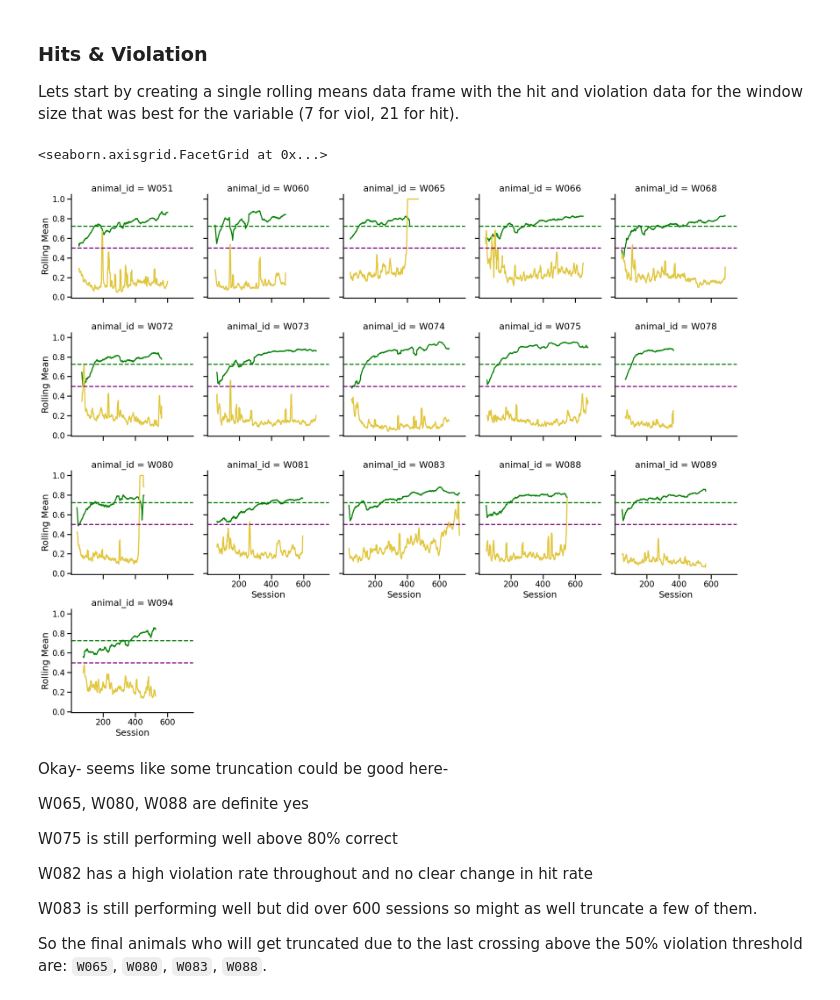
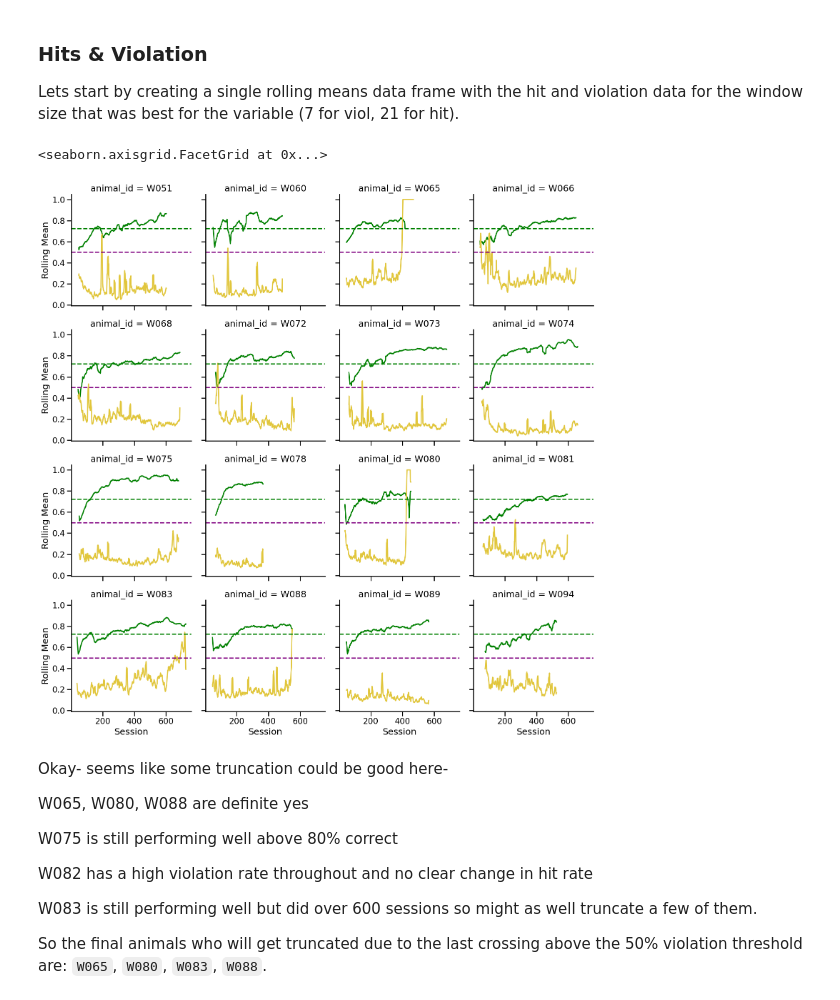
Before and after one commit to jess-breda/violations-multinomial, a Jupyter notebook: notebooks/thesis/figSM3_create_trained_threshold_df.ipynb, the cells around one changed output. Saved outputs shown, nothing was run; the diff lists cells and outputs as text; code cells hidden in the pictures.

```diff
--- a/notebooks/thesis/figSM3_create_trained_threshold_df.ipynb
+++ b/notebooks/thesis/figSM3_create_trained_threshold_df.ipynb
@@ -327,24 +330,24 @@ hit_viol_rolling_means = pd.merge(
 # %%
 g = sns.FacetGrid(
     data=hit_viol_rolling_means.query("training_stage > 3"),
     col="animal_id",
-    col_wrap=5,
+    col_wrap=4,
     height=4,
     sharex=True,
 )
 g.map(sns.lineplot, "session", "rolling_mean_hit", color=c.HIT_COLOR)
 g.map(sns.lineplot, "session", "rolling_mean_violation", color=c.VIOLATION_COLOR)
 g.map(plt.axhline, y=0.725, color="green", linestyle="--")
 g.map(
     plt.axhline,
     y=0.5,
     color="purple",
     linestyle="--",
 )
 g.set_axis_labels("Session", f"Rolling Mean")
 # %% [output]
 <seaborn.axisgrid.FacetGrid at 0x...>
-[figure, old version]
+[figure, new version]
 # %% [markdown]
 Okay- seems like some truncation could be good here-
 
```
Also changed, not shown: parts of 3 cells of this notebook, 1 other file.
